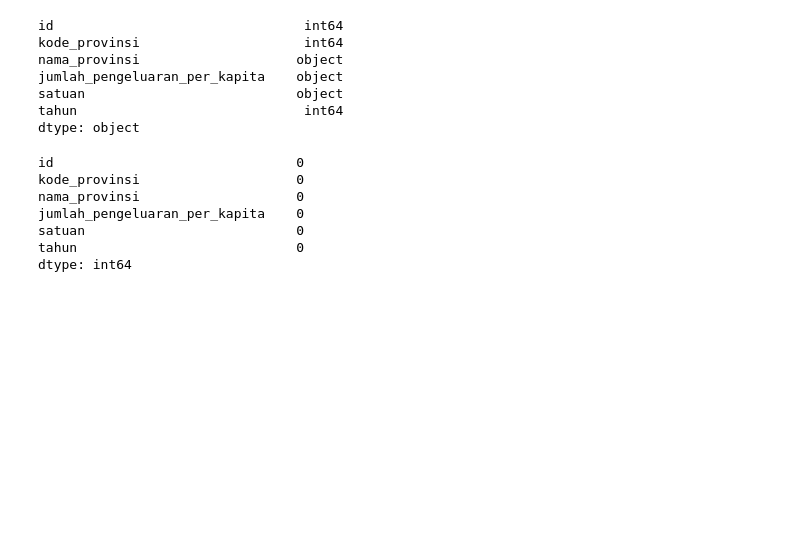
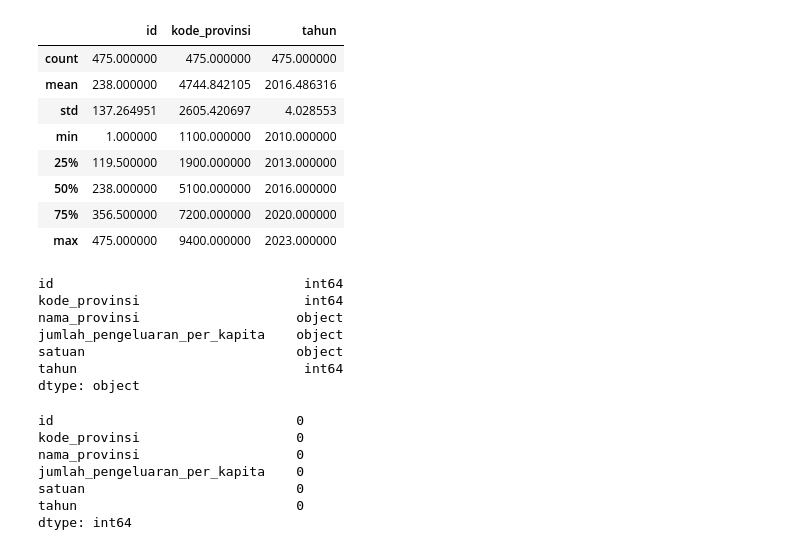
Before and after one commit to hendrowunga/hendrowunga-UTS-datasetEkonomi, a Jupyter notebook: Notebooks/ekonomi.ipynb, the cells around one changed output. Drawn from its saved outputs; the diff is of its cells as text; code cells hidden in the pictures; blank space fills up the shorter version.

```diff
--- a/Notebooks/ekonomi.ipynb
+++ b/Notebooks/ekonomi.ipynb
@@ -12,6 +12,18 @@ from kneed import KneeLocator
 # %%
 path = '../data/ekonomi.csv'
 data = pd.read_csv(path, delimiter=';')
+# %%
+data.describe()
+# %% [output]
+|  | id | kode_provinsi | tahun |
+| count | 475.000000 | 475.000000 | 475.000000 |
+| mean | 238.000000 | 4744.842105 | 2016.486316 |
+| std | 137.264951 | 2605.420697 | 4.028553 |
+| min | 1.000000 | 1100.000000 | 2010.000000 |
+| 25% | 119.500000 | 1900.000000 | 2013.000000 |
+| 50% | 238.000000 | 5100.000000 | 2016.000000 |
+| 75% | 356.500000 | 7200.000000 | 2020.000000 |
+| max | 475.000000 | 9400.000000 | 2023.000000 |
 # %%
 data.dtypes
 # %% [output]
```
Also changed, not shown: parts of 1 cell of this notebook.
